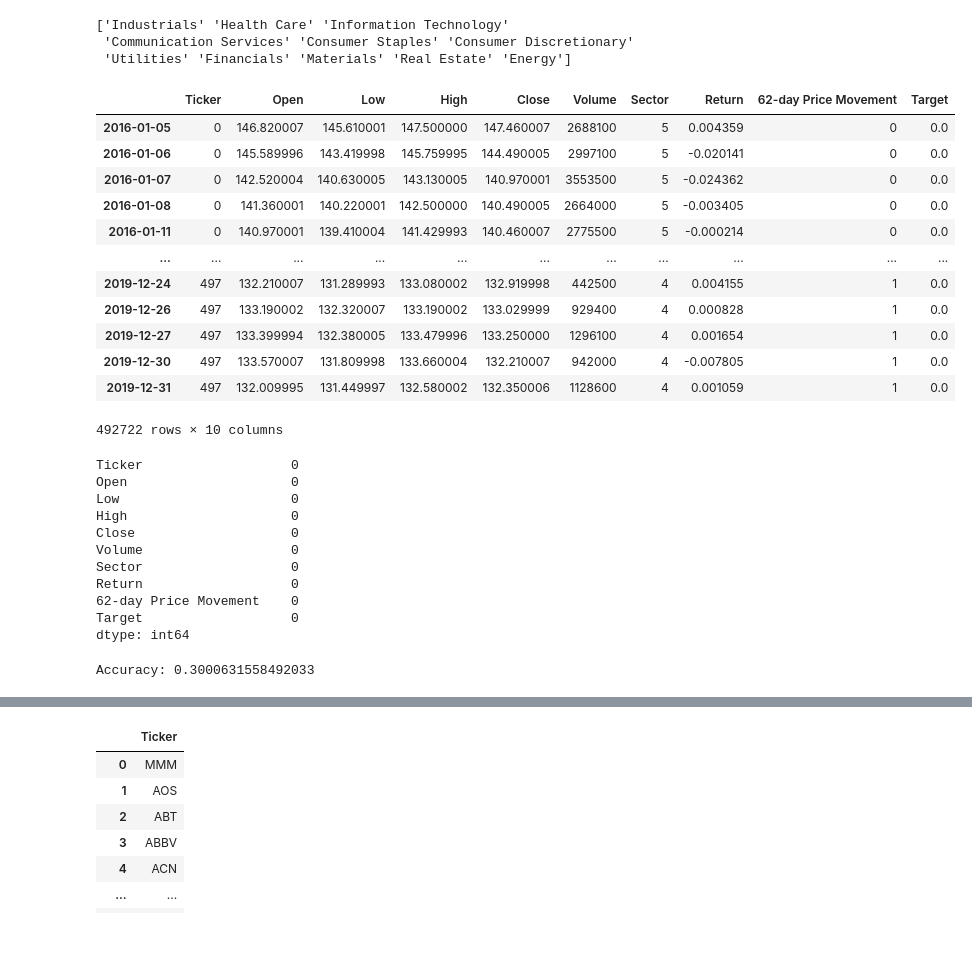
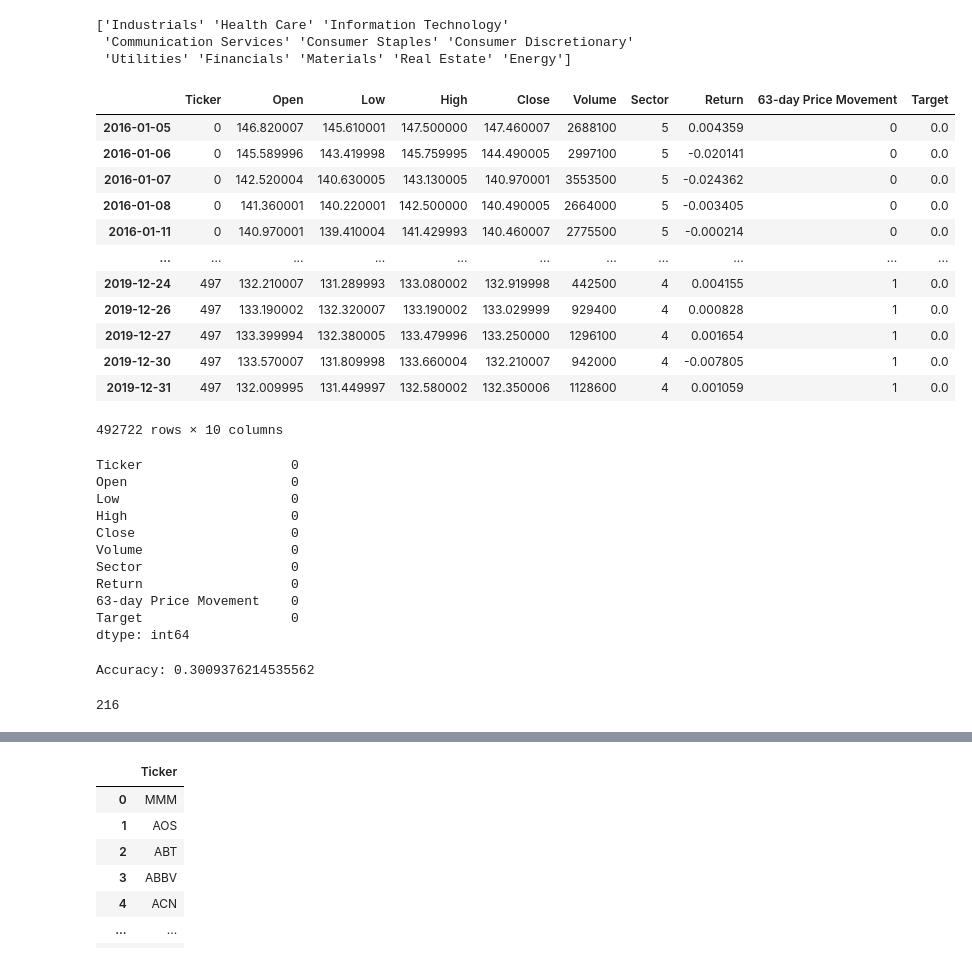
Before and after one commit to nico965j/financial-forecasting-bachelor, a Jupyter notebook: very_experiment.ipynb, the cells around one changed output, grey strips where cells are left out. Saved outputs shown, nothing was run; the diff lists cells and outputs as text; code cells hidden in the pictures.

```diff
--- a/very_experiment.ipynb
+++ b/very_experiment.ipynb
@@ -48,7 +48,7 @@ data['Sector'] = data['Sector'].map({'Consumer Discretionary': 0, 'Consumer Stap
 # %%
 # make a new column for whether or not the price has increased or decreased from the previous 62 days
 # 1 = increased, 0 = decreased, doing so by comparing openprice of today with openprice of 62 days ago
-data['62-day Price Movement'] = np.where(data['Open'] > data['Open'].shift(-63), 1, 0)
+data['63-day Price Movement'] = np.where(data['Open'] > data['Open'].shift(-63), 1, 0)
 # %%
 # Make the tickers to categoricals, but keep the original order of the tickers
 data['Ticker'] = pd.Categorical(data['Ticker'], categories=data['Ticker'].unique(), ordered=True)
@@ -61,23 +61,23 @@ data['Ticker'] = data['Ticker'].cat.codes
 # %%
 # select only the ticker index
 indiviual_datas = []
 
 for ticker in data['Ticker'].unique():
     #data_ticker = data.xs(0, level=1).copy()
     data_ticker = data[data['Ticker'] == ticker].copy()
     # make target column
-    data_ticker['Target'] = data_ticker['62-day Price Movement'].shift(-63)
+    data_ticker['Target'] = data_ticker['63-day Price Movement'].shift(-63)
     #data['Price Movement 62 Days'] = data['Price Movement'].shift(62)
     data_ticker.dropna(inplace=True)
     data_ticker
 
     indiviual_datas.append(data_ticker)
 
 data_all_tickers = pd.concat(indiviual_datas)
 
 data_all_tickers
 # %% [output]
-|  | Ticker | Open | Low | High | Close | Volume | Sector | Return | 62-day Price Movement | Target |
+|  | Ticker | Open | Low | High | Close | Volume | Sector | Return | 63-day Price Movement | Target |
 | 2016-01-05 | 0 | 146.820007 | 145.610001 | 147.500000 | 147.460007 | 2688100 | 5 | 0.004359 | 0 | 0.0 |
 | 2016-01-06 | 0 | 145.589996 | 143.419998 | 145.759995 | 144.490005 | 2997100 | 5 | -0.020141 | 0 | 0.0 |
 | 2016-01-07 | 0 | 142.520004 | 140.630005 | 143.130005 | 140.970001 | 3553500 | 5 | -0.024362 | 0 | 0.0 |
@@ -136,7 +136,7 @@ Close                    0
 Volume                   0
 Sector                   0
 Return                   0
-62-day Price Movement    0
+63-day Price Movement    0
 Target                   0
 dtype: int64
 # %%
@@ -154,9 +154,20 @@ X_test = scaler.transform(X_test)
 model = SVC(kernel='rbf', probability=True) # linear, rbf, poly, sigmoid
 model.fit(X_train, y_train)
 
-# Make a prediction using the trained SVM model
-y_pred = model.predict(X_test)
+# Get the probabilities for each class
+y_pred_proba = model.predict_proba(X_test)
+
+# Set custom threshold
+threshold = 0.4
+
+# Make a prediction using the trained SVM model with the custom threshold applied
+y_pred = (y_pred_proba[:,1] > threshold).astype(int)
 accuracy = accuracy_score(y_test, y_pred)
 print(f"Accuracy: {accuracy}")
 # %% [output]
-Accuracy: 0.3000631558492033
+Accuracy: 0.3009376214535562
+# %%
+# find number of 0 and 1 in y_pred
+print(sum(y_pred))
+# %% [output]
+216
```
Also changed, not shown: parts of 21 cells of this notebook.
